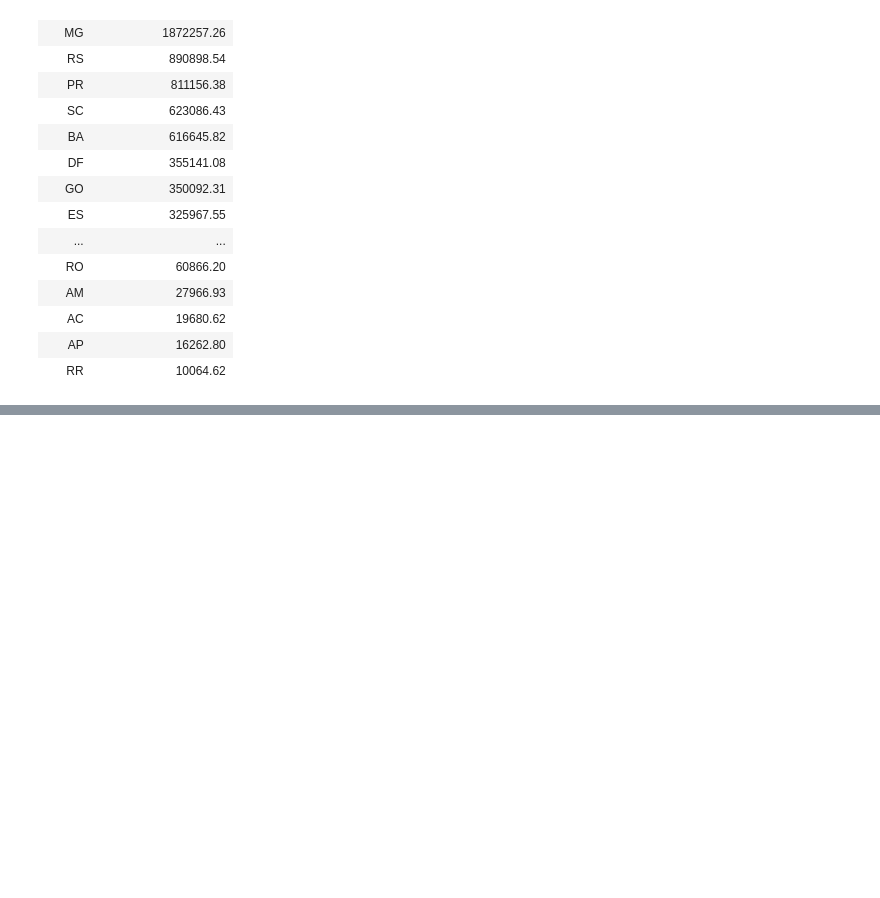
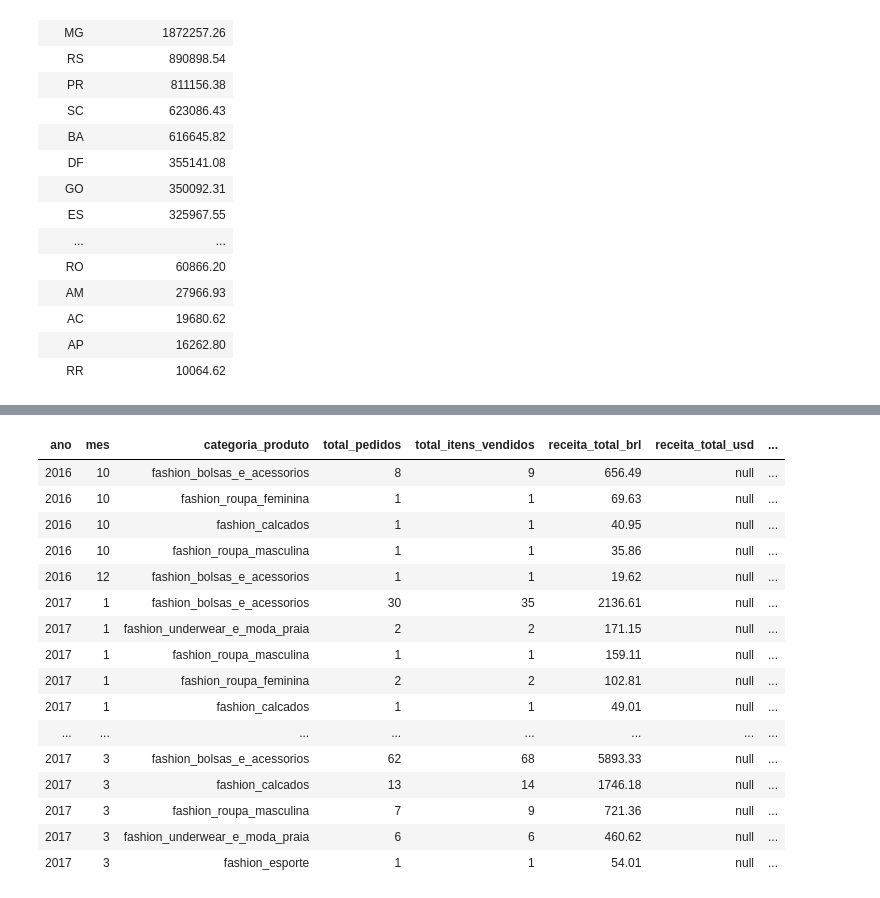
Before and after one commit to MaluArr/Atv_RocketLabDados-2025.2, a Jupyter notebook: Atividade03/Brazilian E-Commerce Gold.ipynb, the cells around one changed output, grey strips where cells are left out. Saved outputs shown, nothing was run; the diff lists cells and outputs as text; code cells hidden in the pictures; blank space fills up the shorter version.

```diff
--- a/Atividade03/Brazilian E-Commerce Gold.ipynb
+++ b/Atividade03/Brazilian E-Commerce Gold.ipynb
@@ -94,0 +501,55 @@ order by valor_total_estado_brl desc;
+# %%
+%sql
+create view gold.view_vendas_produtos_esteticos as
+with fashion_vendas as (
+    select
+        t.ano,
+        t.mes,
+        p.categoria_produto,
+        f.id_pedido,
+        f.id_item,
+        f.valor_total_item_brl,
+        f.valor_total_item_usd,
+        f.avaliacao_pedido
+    from gold.ft_vendas_geral f
+    join gold.dm_tempo t on f.fk_tempo = t.tempo
+    join silver.ft_produtos p on f.fk_produto = p.id_produto
+    where p.categoria_produto like 'fashion%'
+)
+
+select
+    ano,
+    mes,
+    categoria_produto,
+    COUNT(DISTINCT id_pedido) as total_pedidos,
+    COUNT(*) as total_itens_vendidos,
+    SUM(valor_total_item_brl) as receita_total_brl,
+    SUM(valor_total_item_usd) as receita_total_usd,
+    AVG(valor_total_item_brl) as ticket_medio_brl,
+    AVG(valor_total_item_usd) as ticket_medio_usd,
+    AVG(avaliacao_pedido) as avaliacao_media
+from fashion_vendas
+group by ano, mes, categoria_produto;
+
+select *
+from gold.view_vendas_produtos_esteticos
+order by ano, mes, receita_total_brl desc
+limit 20;
+# %% [output]
+| ano | mes | categoria_produto | total_pedidos | total_itens_vendidos | receita_total_brl | receita_total_usd | ... |
+| 2016 | 10 | fashion_bolsas_e_acessorios | 8 | 9 | 656.49 | null | ... |
+| 2016 | 10 | fashion_roupa_feminina | 1 | 1 | 69.63 | null | ... |
+| 2016 | 10 | fashion_calcados | 1 | 1 | 40.95 | null | ... |
+| 2016 | 10 | fashion_roupa_masculina | 1 | 1 | 35.86 | null | ... |
+| 2016 | 12 | fashion_bolsas_e_acessorios | 1 | 1 | 19.62 | null | ... |
+| 2017 | 1 | fashion_bolsas_e_acessorios | 30 | 35 | 2136.61 | null | ... |
+| 2017 | 1 | fashion_underwear_e_moda_praia | 2 | 2 | 171.15 | null | ... |
+| 2017 | 1 | fashion_roupa_masculina | 1 | 1 | 159.11 | null | ... |
+| 2017 | 1 | fashion_roupa_feminina | 2 | 2 | 102.81 | null | ... |
+| 2017 | 1 | fashion_calcados | 1 | 1 | 49.01 | null | ... |
+| ... | ... | ... | ... | ... | ... | ... | ... |
+| 2017 | 3 | fashion_bolsas_e_acessorios | 62 | 68 | 5893.33 | null | ... |
+| 2017 | 3 | fashion_calcados | 13 | 14 | 1746.18 | null | ... |
+| 2017 | 3 | fashion_roupa_masculina | 7 | 9 | 721.36 | null | ... |
+| 2017 | 3 | fashion_underwear_e_moda_praia | 6 | 6 | 460.62 | null | ... |
+| 2017 | 3 | fashion_esporte | 1 | 1 | 54.01 | null | ... |
```
Also changed, not shown: parts of 13 cells of this notebook.
